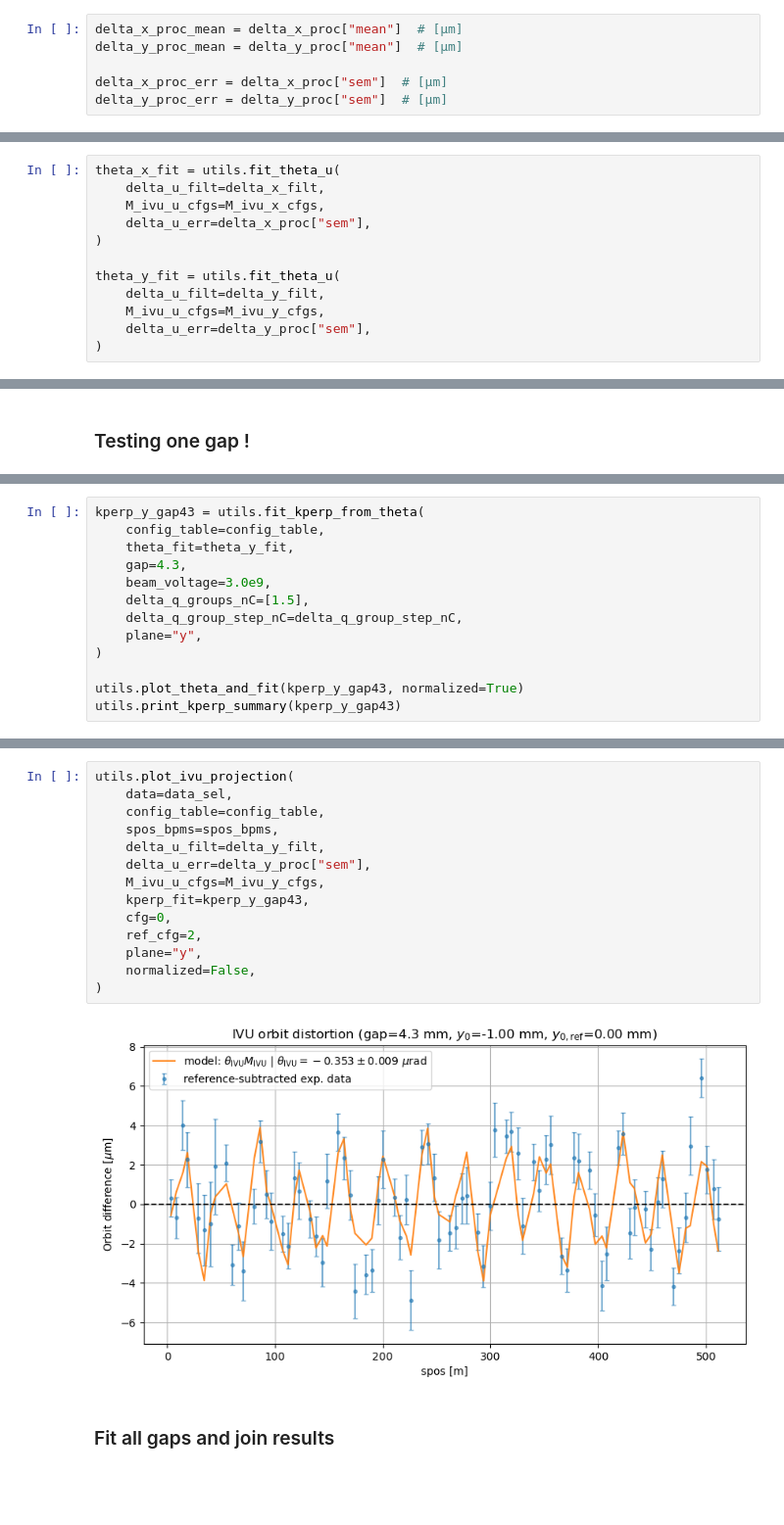
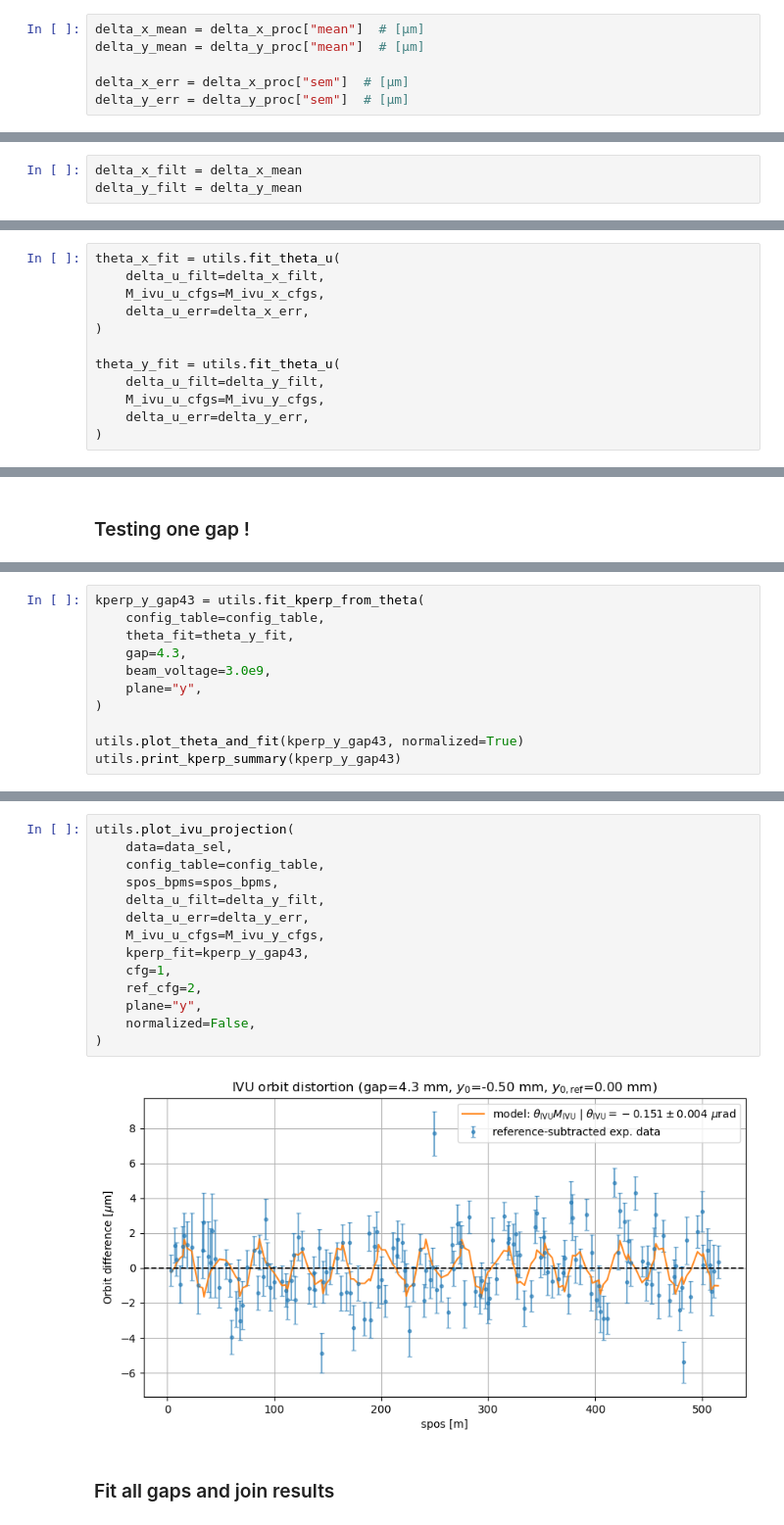
Before and after one commit to HenriqueWS11/fac-henrique, a Jupyter notebook: coding/machine_studies/measurement_run_and_analysis/preliminary_analysis/do_analysis_newdata.ipynb, the cells around one changed output, grey strips where cells are left out. Shown at 98% size. Saved outputs shown, nothing was run; the diff lists cells and outputs as text; blank space fills up the shorter version.

```diff
--- a/coding/machine_studies/measurement_run_and_analysis/do_analysis_newdata.ipynb
+++ b/coding/machine_studies/measurement_run_and_analysis/preliminary_analysis/do_analysis_newdata.ipynb
@@ -638,11 +651,11 @@ a^u(g)
 # %% [markdown]
 ### Prepare processed $\Delta u$'s
 # %%
-delta_x_proc_mean = delta_x_proc["mean"]  # [µm]
-delta_y_proc_mean = delta_y_proc["mean"]  # [µm]
+delta_x_mean = delta_x_proc["mean"]  # [µm]
+delta_y_mean = delta_y_proc["mean"]  # [µm]
 
-delta_x_proc_err = delta_x_proc["sem"]  # [µm]
-delta_y_proc_err = delta_y_proc["sem"]  # [µm]
+delta_x_err = delta_x_proc["sem"]  # [µm]
+delta_y_err = delta_y_proc["sem"]  # [µm]
 # %% [markdown]
 ### IVU response vectors
 # %%
@@ -686,3 +685,6 @@ len(delta_x_filt), delta_x_filt[0].shape[0]
+# %%
+delta_x_filt = delta_x_mean
+delta_y_filt = delta_y_mean
 # %% [markdown]
 ### Projection onto the IVU response vector
 
@@ -713,13 +715,13 @@ The residual contains the part of the orbit difference that is not proportional
 theta_x_fit = utils.fit_theta_u(
     delta_u_filt=delta_x_filt,
     M_ivu_u_cfgs=M_ivu_x_cfgs,
-    delta_u_err=delta_x_proc["sem"],
+    delta_u_err=delta_x_err,
 )
 
 theta_y_fit = utils.fit_theta_u(
     delta_u_filt=delta_y_filt,
     M_ivu_u_cfgs=M_ivu_y_cfgs,
-    delta_u_err=delta_y_proc["sem"],
+    delta_u_err=delta_y_err,
 )
 # %%
 dq0 = config_table.loc[0, 'delta_charge']
@@ -915,8 +911,6 @@ kperp_y_gap43 = utils.fit_kperp_from_theta(
     theta_fit=theta_y_fit,
     gap=4.3,
     beam_voltage=3.0e9,
-    delta_q_groups_nC=[1.5],
-    delta_q_group_step_nC=delta_q_group_step_nC,
     plane="y",
 )
 
@@ -936,19 +931,19 @@ chi2/dof  : 2.456
 # %%
 utils.plot_ivu_projection(
     data=data_sel,
     config_table=config_table,
     spos_bpms=spos_bpms,
     delta_u_filt=delta_y_filt,
-    delta_u_err=delta_y_proc["sem"],
+    delta_u_err=delta_y_err,
     M_ivu_u_cfgs=M_ivu_y_cfgs,
     kperp_fit=kperp_y_gap43,
-    cfg=0,
+    cfg=1,
     ref_cfg=2,
     plane="y",
     normalized=False,
 )
 # %% [output]
-[figure, old version]
+[figure, new version]
 # %% [markdown]
 ### Fit all gaps and join results
 # %% [markdown]
```
Also changed, not shown: parts of 27 cells of this notebook, 20 other files.
